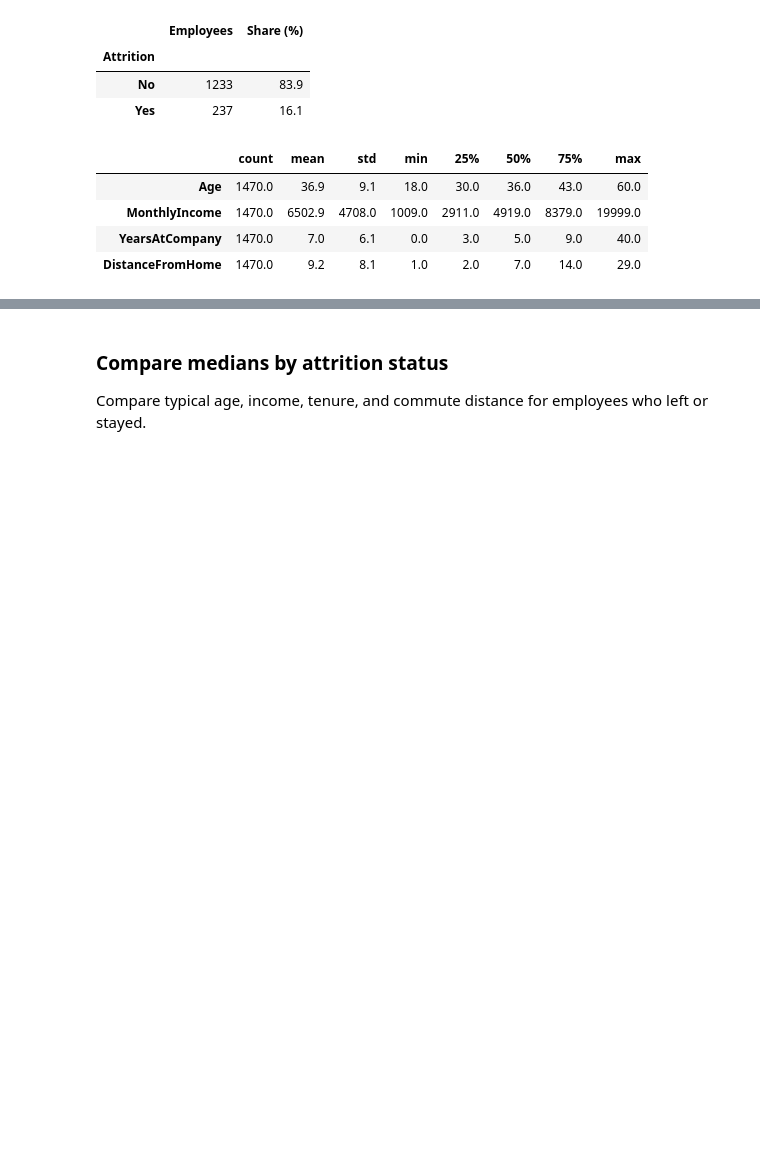
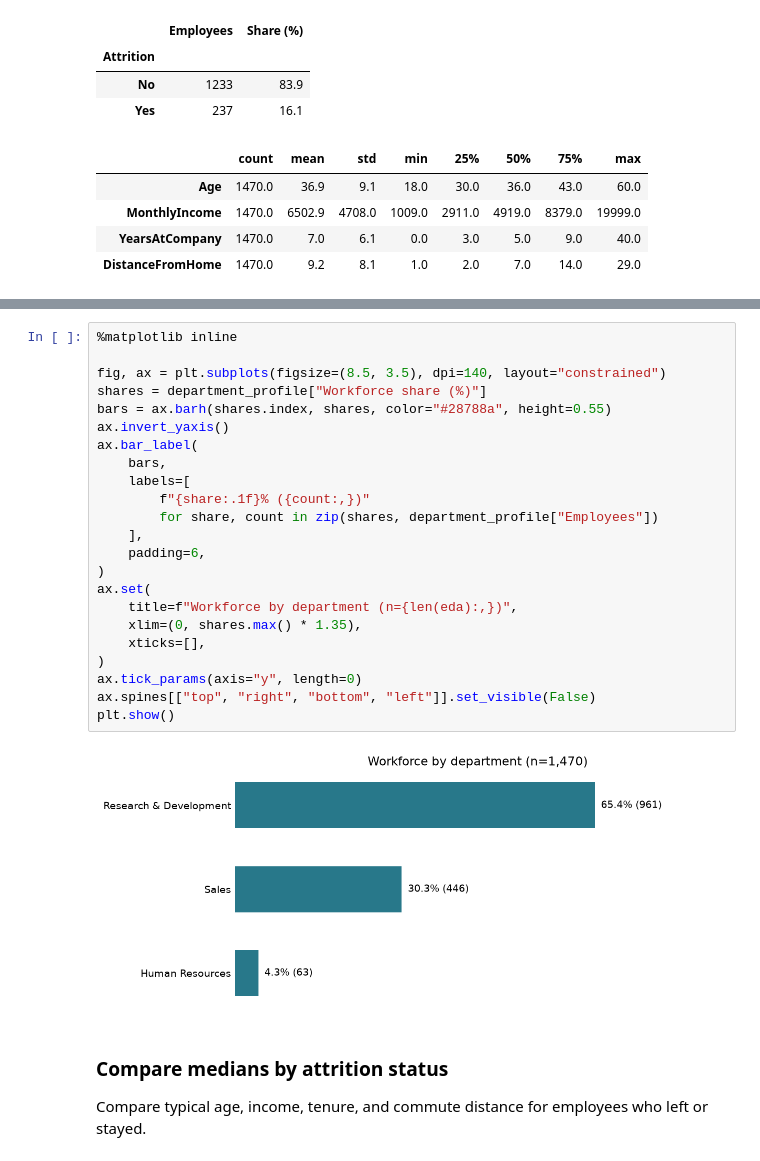
Before and after one commit to johanneswbr/medco-passau-xai, a Jupyter notebook: eda.ipynb, the cells around one changed output, grey strips where cells are left out. Drawn from its saved outputs; the diff is of its cells as text; blank space fills up the shorter version.

```diff
--- a/eda.ipynb
+++ b/eda.ipynb
@@ -131,3 +161,28 @@ display(eda[numeric_features].describe().T.round(1))
+# %%
+%matplotlib inline
+
+fig, ax = plt.subplots(figsize=(8.5, 3.5), dpi=140, layout="constrained")
+shares = department_profile["Workforce share (%)"]
+bars = ax.barh(shares.index, shares, color="#28788a", height=0.55)
+ax.invert_yaxis()
+ax.bar_label(
+    bars,
+    labels=[
+        f"{share:.1f}% ({count:,})"
+        for share, count in zip(shares, department_profile["Employees"])
+    ],
+    padding=6,
+)
+ax.set(
+    title=f"Workforce by department (n={len(eda):,})",
+    xlim=(0, shares.max() * 1.35),
+    xticks=[],
+)
+ax.tick_params(axis="y", length=0)
+ax.spines[["top", "right", "bottom", "left"]].set_visible(False)
+plt.show()
+# %% [output]
+[figure, added]
 # %% [markdown]
 ### Compare medians by attrition status
 
```
Also changed, not shown: parts of 9 cells of this notebook.
